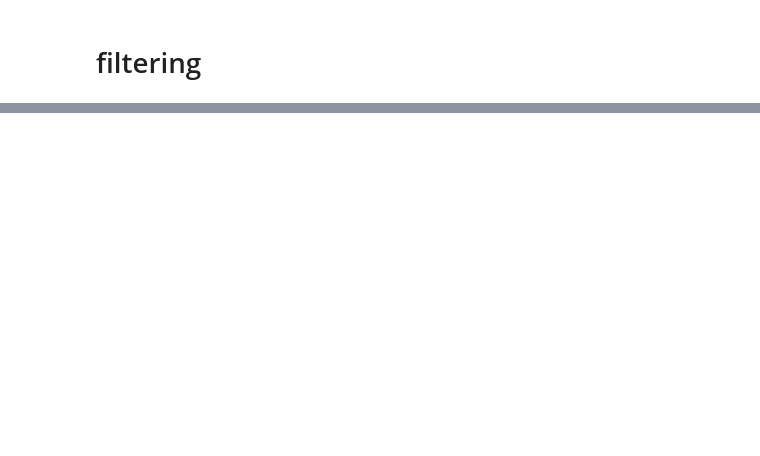
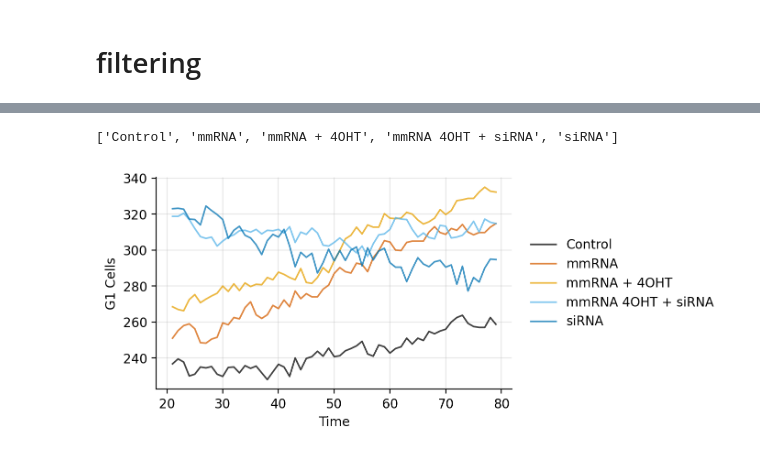
Before and after one commit to CooperStansbury/apollo, a Jupyter notebook: notebooks/counts_from_sarah.ipynb, the cells around one changed output, grey strips where cells are left out. Drawn from its saved outputs; the diff is of its cells as text; code cells hidden in the pictures; blank space fills up the shorter version.

```diff
--- a/notebooks/counts_from_sarah.ipynb
+++ b/notebooks/counts_from_sarah.ipynb
@@ -86,0 +97,48 @@ for condition, group in pdf.groupby('Condition'):
+# %%
+result_df = pd.concat(results, ignore_index=True)
+result_df['label'] = result_df['condition'].map(title_map)
+
+plt.rcParams['figure.dpi'] = 200
+plt.rcParams['figure.figsize'] = 5, 3
+
+print(sorted(result_df['label'].unique()))
+
+hex_codes = [
+    'k',  # cellsonly: Control (dark blue)
+    '#D55E00',  # mmRNAonly: mmRNA (orange)
+    '#E69F00',  # mmRNA4OHT: mmRNA + 4OHT (light blue)
+    '#56B4E9',  # mmRNA4OHTsiRNA: mmRNA 4OHT + siRNA (vermilion)
+    '#0072B2',  # siRNAonly: siRNA (green)
+]
+
+
+ax = sns.lineplot(
+    result_df,
+    x='Time',
+    y='Red Only',
+    hue='label',
+    hue_order=sorted(result_df['label'].unique()),
+    # marker=".",
+    lw=1.25,
+    palette=hex_codes,
+    zorder=2,
+    alpha=0.75,
+)
+
+# Add grid lines
+ax.grid(True, alpha=0.3, zorder=0)
+
+sns.move_legend(
+    ax,
+    title="",
+    loc='center right',
+    frameon=False,
+    bbox_to_anchor=(1.6, 0.5),
+)
+
+plt.ylabel("G1 Cells")
+plt.xlabel("Time")
+sns.despine()
+# %% [output]
+['Control', 'mmRNA', 'mmRNA + 4OHT', 'mmRNA 4OHT + siRNA', 'siRNA']
+[figure, added]
```
Also changed, not shown: parts of 7 cells of this notebook.
